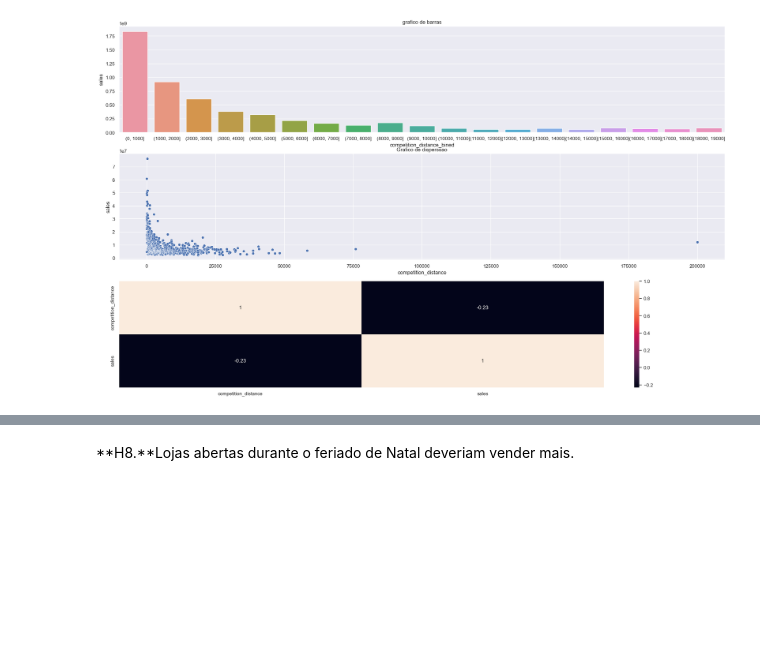
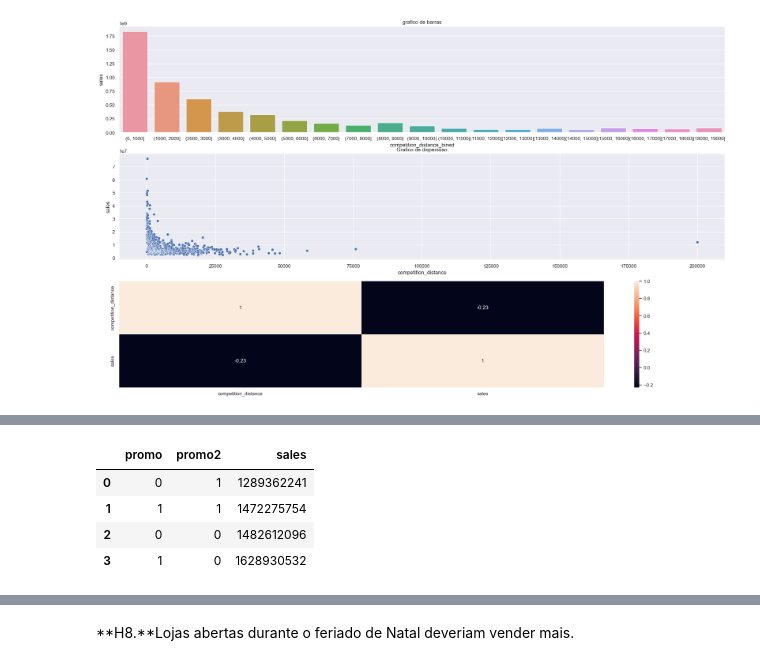
Before and after one commit to HallanMiranda/Ds_Producao-Rossman, a Jupyter notebook: Rossmann.ipynb, the cells around one changed output, grey strips where cells are left out. Cells and saved outputs as stored; diff of their text form; code cells hidden in the pictures; blank space fills up the shorter version.

```diff
--- a/Rossmann.ipynb
+++ b/Rossmann.ipynb
@@ -676,0 +733,8 @@ aux4 = sns.heatmap( aux1.corr(method='pearson'), annot=True, ax=ax4);
+# %%
+df4.loc[:, ['promo', 'promo2', 'sales']].groupby(['promo', 'promo2']).sum().sort_values(['sales'],ascending=True).reset_index()
+# %% [output]
+|  | promo | promo2 | sales |
+| 0 | 0 | 1 | 1289362241 |
+| 1 | 1 | 1 | 1472275754 |
+| 2 | 0 | 0 | 1482612096 |
+| 3 | 1 | 0 | 1628930532 |
```
Also changed, not shown: parts of 12 cells of this notebook.
